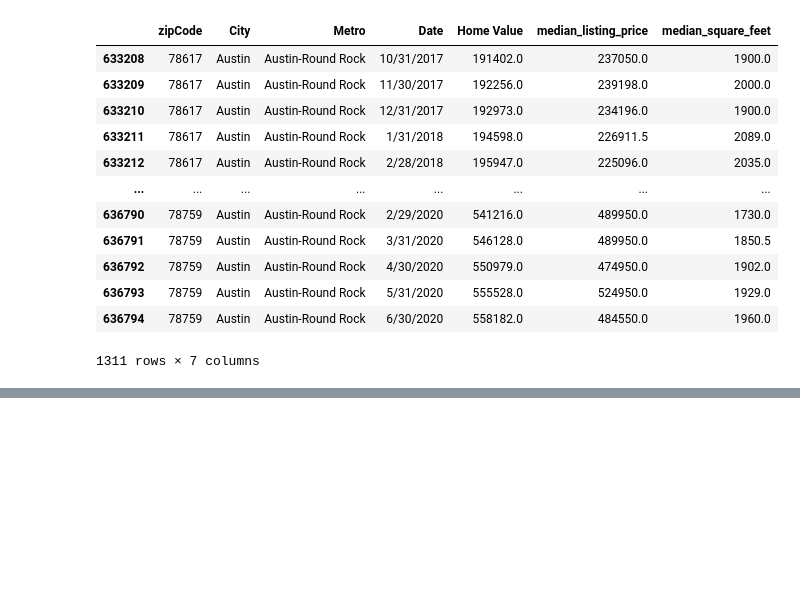
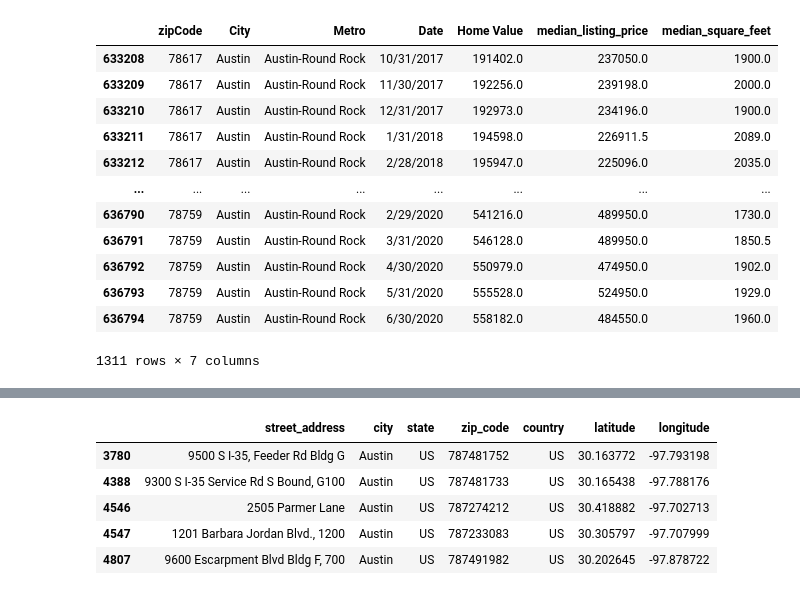
Before and after one commit to EGeorge2021r/Fintech5Falcons, a Jupyter notebook: Resources/project1_estate_data.ipynb, the cells around one changed output, grey strips where cells are left out. Cells and saved outputs as stored; diff of their text form; code cells hidden in the pictures; blank space fills up the shorter version.

```diff
--- a/Resources/project1_estate_data.ipynb
+++ b/Resources/project1_estate_data.ipynb
@@ -122,0 +177,14 @@ austin_estate_df
+# %%
+# Remove muliple columns not relevant to analysis and name the dataframe as clean_austin_starbucks_df
+
+clean_austin_starbucks_df = austin_starbucks_df.drop(['phone_number_1', 'name', 'phone_number_2', 'email_1', 'email_2', 'website', 'open_hours', 'facebook', 'twitter', 'instagram', 'pinterest', 'youtube', 'fax_1', 'fax_2'], axis = 1)
+
+# Review the first and last five rows of the DataFrame
+clean_austin_starbucks_df.head()
+# %% [output]
+|  | street_address | city | state | zip_code | country | latitude | longitude |
+| 3780 | 9500 S I-35, Feeder Rd Bldg G | Austin | US | 787481752 | US | 30.163772 | -97.793198 |
+| 4388 | 9300 S I-35 Service Rd S Bound, G100 | Austin | US | 787481733 | US | 30.165438 | -97.788176 |
+| 4546 | 2505 Parmer Lane | Austin | US | 787274212 | US | 30.418882 | -97.702713 |
+| 4547 | 1201 Barbara Jordan Blvd., 1200 | Austin | US | 787233083 | US | 30.305797 | -97.707999 |
+| 4807 | 9600 Escarpment Blvd Bldg F, 700 | Austin | US | 787491982 | US | 30.202645 | -97.878722 |
```
Also changed, not shown: parts of 7 cells of this notebook, 2 other files.
